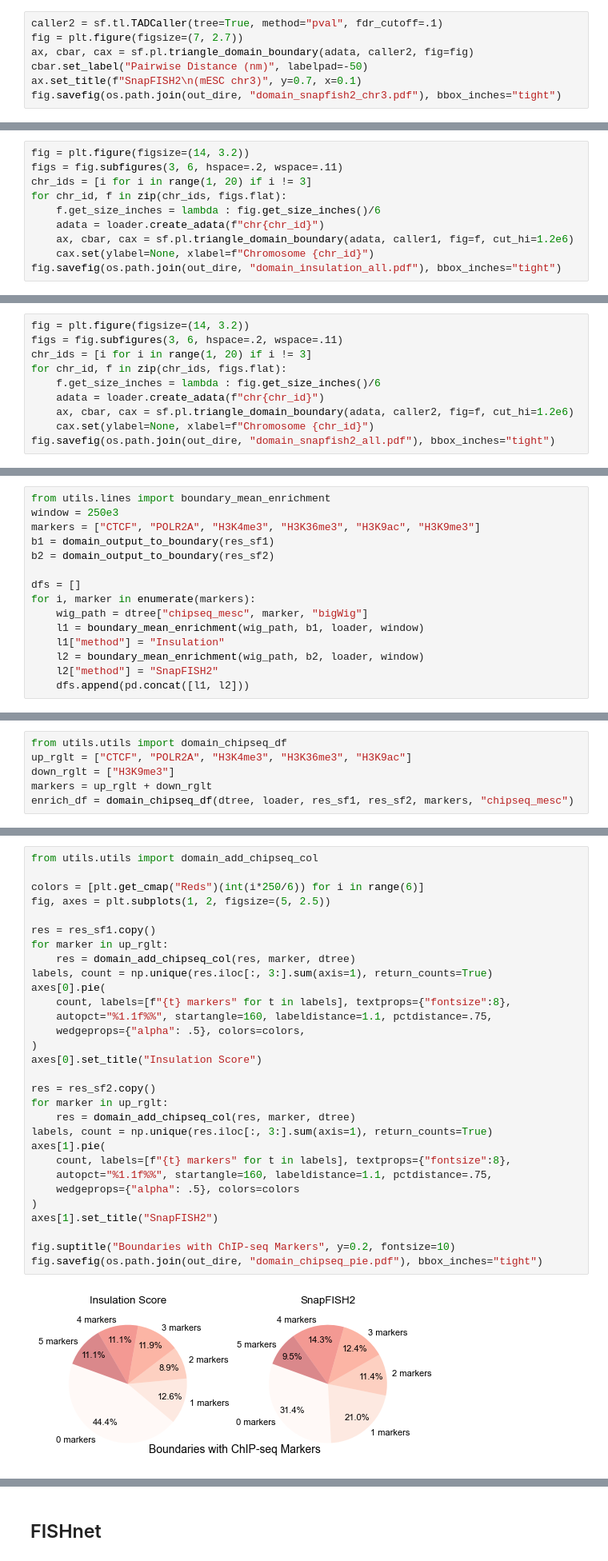
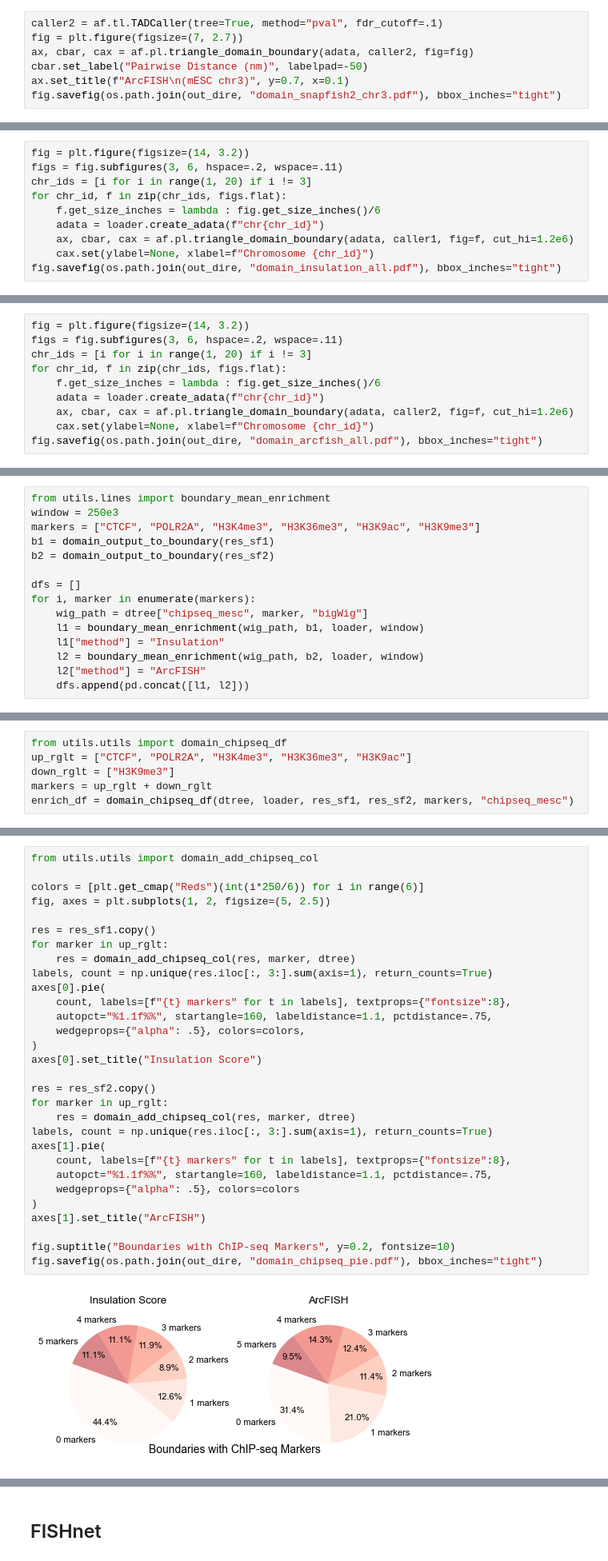
Before and after one commit to hyuyu104/ArcFISH, a Jupyter notebook: figures/2tad_benchmark.ipynb, the cells around one changed output, grey strips where cells are left out. Shown at 80% size. Drawn from its saved outputs; the diff is of its cells as text.

```diff
--- a/figures/2tad_benchmark.ipynb
+++ b/figures/2tad_benchmark.ipynb
@@ -209,10 +241,10 @@ fig.savefig(os.path.join(out_dire, "domain_insu_chr3.pdf"), bbox_inches="tight")
 # %% [output]
 [figure]
 # %%
-caller2 = sf.tl.TADCaller(tree=True, method="pval", fdr_cutoff=.1)
+caller2 = af.tl.TADCaller(tree=True, method="pval", fdr_cutoff=.1)
 fig = plt.figure(figsize=(7, 2.7))
-ax, cbar, cax = sf.pl.triangle_domain_boundary(adata, caller2, fig=fig)
+ax, cbar, cax = af.pl.triangle_domain_boundary(adata, caller2, fig=fig)
 cbar.set_label("Pairwise Distance (nm)", labelpad=-50)
-ax.set_title(f"SnapFISH2\n(mESC chr3)", y=0.7, x=0.1)
+ax.set_title(f"ArcFISH\n(mESC chr3)", y=0.7, x=0.1)
 fig.savefig(os.path.join(out_dire, "domain_snapfish2_chr3.pdf"), bbox_inches="tight")
 # %% [output]
@@ -224,7 +256,7 @@ chr_ids = [i for i in range(1, 20) if i != 3]
 for chr_id, f in zip(chr_ids, figs.flat):
     f.get_size_inches = lambda : fig.get_size_inches()/6
     adata = loader.create_adata(f"chr{chr_id}")
-    ax, cbar, cax = sf.pl.triangle_domain_boundary(adata, caller1, fig=f, cut_hi=1.2e6)
+    ax, cbar, cax = af.pl.triangle_domain_boundary(adata, caller1, fig=f, cut_hi=1.2e6)
     cax.set(ylabel=None, xlabel=f"Chromosome {chr_id}")
 fig.savefig(os.path.join(out_dire, "domain_insulation_all.pdf"), bbox_inches="tight")
 # %% [output]
@@ -236,9 +268,9 @@ chr_ids = [i for i in range(1, 20) if i != 3]
 for chr_id, f in zip(chr_ids, figs.flat):
     f.get_size_inches = lambda : fig.get_size_inches()/6
     adata = loader.create_adata(f"chr{chr_id}")
-    ax, cbar, cax = sf.pl.triangle_domain_boundary(adata, caller2, fig=f, cut_hi=1.2e6)
+    ax, cbar, cax = af.pl.triangle_domain_boundary(adata, caller2, fig=f, cut_hi=1.2e6)
     cax.set(ylabel=None, xlabel=f"Chromosome {chr_id}")
-fig.savefig(os.path.join(out_dire, "domain_snapfish2_all.pdf"), bbox_inches="tight")
+fig.savefig(os.path.join(out_dire, "domain_arcfish_all.pdf"), bbox_inches="tight")
 # %% [output]
 [figure]
 # %%
@@ -254,7 +286,7 @@ for i, marker in enumerate(markers):
     l1 = boundary_mean_enrichment(wig_path, b1, loader, window)
     l1["method"] = "Insulation"
     l2 = boundary_mean_enrichment(wig_path, b2, loader, window)
-    l2["method"] = "SnapFISH2"
+    l2["method"] = "ArcFISH"
     dfs.append(pd.concat([l1, l2]))
 # %%
 fig, axes = plt.subplots(1, 7, figsize=(14, 2.5), width_ratios=[1]*6+[.3])
@@ -307,32 +340,32 @@ fig.savefig(os.path.join(out_dire, "domain_mesc_enrich.pdf"), bbox_inches="tight
 # %%
 from utils.utils import domain_add_chipseq_col
 
 colors = [plt.get_cmap("Reds")(int(i*250/6)) for i in range(6)]
 fig, axes = plt.subplots(1, 2, figsize=(5, 2.5))
 
 res = res_sf1.copy()
 for marker in up_rglt:
     res = domain_add_chipseq_col(res, marker, dtree)
 labels, count = np.unique(res.iloc[:, 3:].sum(axis=1), return_counts=True)
 axes[0].pie(
     count, labels=[f"{t} markers" for t in labels], textprops={"fontsize":8},
     autopct="%1.1f%%", startangle=160, labeldistance=1.1, pctdistance=.75,
     wedgeprops={"alpha": .5}, colors=colors,
 )
 axes[0].set_title("Insulation Score")
 
 res = res_sf2.copy()
 for marker in up_rglt:
     res = domain_add_chipseq_col(res, marker, dtree)
 labels, count = np.unique(res.iloc[:, 3:].sum(axis=1), return_counts=True)
 axes[1].pie(
     count, labels=[f"{t} markers" for t in labels], textprops={"fontsize":8},
     autopct="%1.1f%%", startangle=160, labeldistance=1.1, pctdistance=.75,
     wedgeprops={"alpha": .5}, colors=colors
 )
-axes[1].set_title("SnapFISH2")
+axes[1].set_title("ArcFISH")
 
 fig.suptitle("Boundaries with ChIP-seq Markers", y=0.2, fontsize=10)
 fig.savefig(os.path.join(out_dire, "domain_chipseq_pie.pdf"), bbox_inches="tight")
 # %% [output]
-[figure, old version]
+[figure, new version]
```
Also changed, not shown: parts of 44 cells of this notebook, 5 other files.
